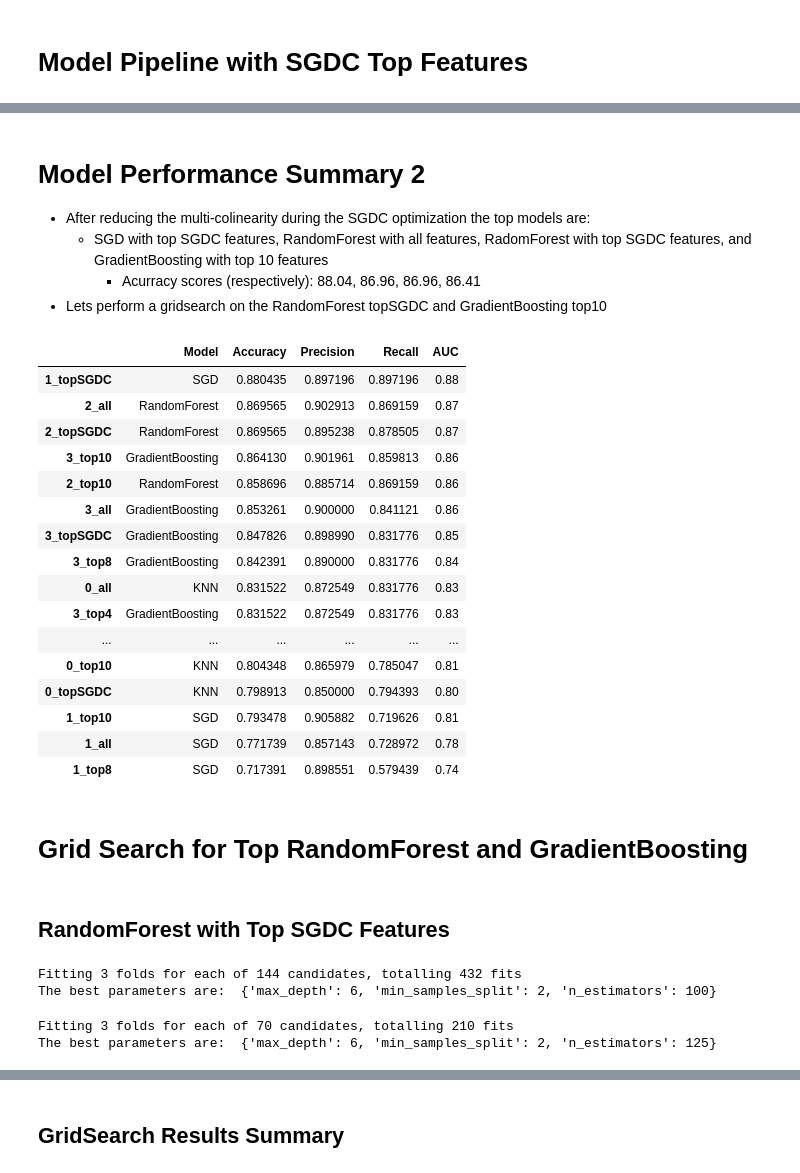
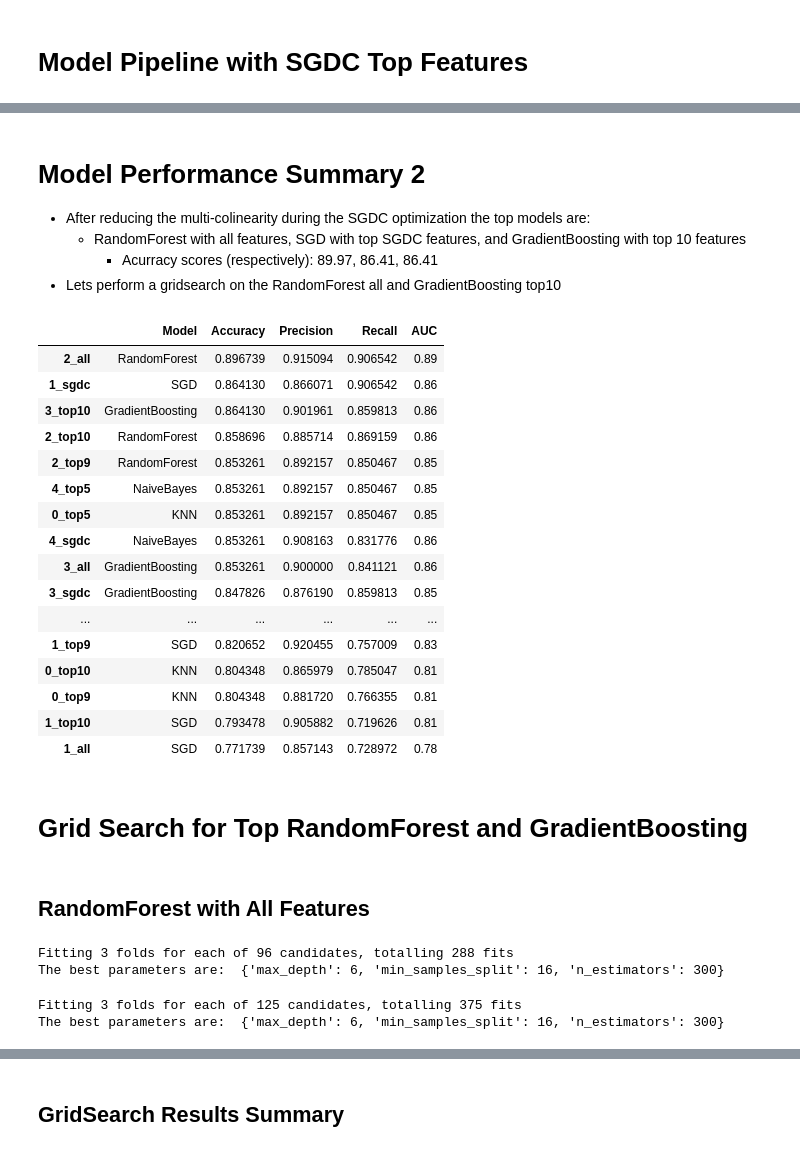
Before and after one commit to cnations1820/Notebooks, a Jupyter notebook: ML_Classification_PredictingHeartDisease.ipynb, the cells around one changed output, grey strips where cells are left out. Drawn from its saved outputs; the diff is of its cells as text; code cells hidden in the pictures.

```diff
--- a/ML_Classification_PredictingHeartDisease.ipynb
+++ b/ML_Classification_PredictingHeartDisease.ipynb
@@ -784,0 +846,3 @@ results_top10.sort_values(by='Accuracy', ascending=False)
+# %%
+results_top10 = model_pipeline_classification_top(model_pipeline, model_list).rename('{}_top10'.format)
+results_top10.sort_values(by='Accuracy', ascending=False)
@@ -864,0 +894,3 @@ results_top4.sort_values(by='Accuracy', ascending=False)
+# %%
+results_top5 = model_pipeline_classification_top(model_pipeline, model_list).rename('{}_top5'.format)
+results_top5.sort_values(by='Accuracy', ascending=False)
@@ -949,0 +946,3 @@ results_top8.sort_values(by='Accuracy', ascending=False)
+# %%
+results_top9 = model_pipeline_classification_top(model_pipeline, model_list).rename('{}_top9'.format)
+results_top9.sort_values(by='Accuracy', ascending=False)
@@ -1097,18 +1112,3 @@ calculate_vif(heart_ohe,top_features_sgdc).sort_values(by='VIF', ascending=False
 # %%
-model_list = ['KNN', 'SGD','RandomForest', 'GradientBoosting', 'NaiveBayes']
-acc_list = []
-auc_list = []
-cm_list = []
-prec_list = []
-recall_list = []
-
-for model in model_pipeline:
-
-    model.fit(X_train[top_features_sgdc], y_train)
-    y_pred = model.predict(X_val[top_features_sgdc])
-    acc_list.append(accuracy_score(y_val, y_pred))
-    prec_list.append(precision_score(y_val, y_pred))
-    recall_list.append(recall_score(y_val, y_pred))
-    fpr, tpr, _thresholds = roc_curve(y_val, y_pred)
-    auc_list.append(round(auc(fpr, tpr),2))
-    cm_list.append(confusion_matrix(y_val, y_pred))
+results_sgdc = model_pipeline_classification_top(model_pipeline, model_list).rename('{}_sgdc'.format)
+results_sgdc.sort_values(by='Accuracy', ascending=False)
@@ -1149,34 +1124,34 @@ results_topSGDC.sort_values(by='Accuracy', ascending=False)
 # %% [markdown]
 # Model Performance Summary 2
 - After reducing the multi-colinearity during the SGDC optimization the top models are:
-    - SGD with top SGDC features, RandomForest with all features, RadomForest with top SGDC features, and GradientBoosting with top 10 features
-        - Acurracy scores (respectively): 88.04, 86.96, 86.96, 86.41
-- Lets perform a gridsearch on the RandomForest topSGDC and GradientBoosting top10
+    - RandomForest with all features, SGD with top SGDC features, and GradientBoosting with top 10 features
+        - Acurracy scores (respectively): 89.97, 86.41, 86.41
+- Lets perform a gridsearch on the RandomForest all and GradientBoosting top10
 # %%
-results_summary2 = pd.concat([results_all, results_top10, results_top8, results_top4, results_topSGDC])
+results_summary2 = pd.concat([results_all, results_top10, results_top9, results_top5, results_sgdc])
 results_summary2.sort_values(by='Accuracy', ascending=False)
 # %% [output]
 |  | Model | Accuracy | Precision | Recall | AUC |
-| 1_topSGDC | SGD | 0.880435 | 0.897196 | 0.897196 | 0.88 |
-| 2_all | RandomForest | 0.869565 | 0.902913 | 0.869159 | 0.87 |
-| 2_topSGDC | RandomForest | 0.869565 | 0.895238 | 0.878505 | 0.87 |
+| 2_all | RandomForest | 0.896739 | 0.915094 | 0.906542 | 0.89 |
+| 1_sgdc | SGD | 0.864130 | 0.866071 | 0.906542 | 0.86 |
 | 3_top10 | GradientBoosting | 0.864130 | 0.901961 | 0.859813 | 0.86 |
 | 2_top10 | RandomForest | 0.858696 | 0.885714 | 0.869159 | 0.86 |
+| 2_top9 | RandomForest | 0.853261 | 0.892157 | 0.850467 | 0.85 |
+| 4_top5 | NaiveBayes | 0.853261 | 0.892157 | 0.850467 | 0.85 |
+| 0_top5 | KNN | 0.853261 | 0.892157 | 0.850467 | 0.85 |
+| 4_sgdc | NaiveBayes | 0.853261 | 0.908163 | 0.831776 | 0.86 |
 | 3_all | GradientBoosting | 0.853261 | 0.900000 | 0.841121 | 0.86 |
-| 3_topSGDC | GradientBoosting | 0.847826 | 0.898990 | 0.831776 | 0.85 |
-| 3_top8 | GradientBoosting | 0.842391 | 0.890000 | 0.831776 | 0.84 |
-| 0_all | KNN | 0.831522 | 0.872549 | 0.831776 | 0.83 |
-| 3_top4 | GradientBoosting | 0.831522 | 0.872549 | 0.831776 | 0.83 |
+| 3_sgdc | GradientBoosting | 0.847826 | 0.876190 | 0.859813 | 0.85 |
 | ... | ... | ... | ... | ... | ... |
+| 1_top9 | SGD | 0.820652 | 0.920455 | 0.757009 | 0.83 |
 | 0_top10 | KNN | 0.804348 | 0.865979 | 0.785047 | 0.81 |
-| 0_topSGDC | KNN | 0.798913 | 0.850000 | 0.794393 | 0.80 |
+| 0_top9 | KNN | 0.804348 | 0.881720 | 0.766355 | 0.81 |
 | 1_top10 | SGD | 0.793478 | 0.905882 | 0.719626 | 0.81 |
 | 1_all | SGD | 0.771739 | 0.857143 | 0.728972 | 0.78 |
-| 1_top8 | SGD | 0.717391 | 0.898551 | 0.579439 | 0.74 |
 # %% [markdown]
 # Grid Search for Top RandomForest and GradientBoosting
 # %% [markdown]
-## RandomForest with Top SGDC Features
+## RandomForest with All Features
 # %%
 from sklearn.model_selection import GridSearchCV
 # %%
@@ -1184,35 +1159,35 @@ from sklearn.model_selection import GridSearchCV
 # Coarse-Grained RandomForestRegressor GridSearch
 # -----
 
-param_grid = {'max_depth': [None, 2, 6, 10, 16, 20],
-             'n_estimators': [10, 100, 200, 300],
-              'min_samples_split': [2, 6, 10, 12, 16 ,20]
+param_grid = {'max_depth': [None, 2, 6, 10],
+             'n_estimators': [10, 100, 200, 300, 400, 500],
+              'min_samples_split': [10, 12, 16, 20]
              }
 
 grid_search_cv_rfc = GridSearchCV(RandomForestClassifier(random_state=42),
                              param_grid, verbose=1, cv=3)
-grid_search_cv_rfc.fit(X_train[top_features_sgdc], y_train)
+grid_search_cv_rfc.fit(X_train, y_train)
 print('The best parameters are: ', grid_search_cv_rfc.best_params_)
 # %% [output]
-Fitting 3 folds for each of 144 candidates, totalling 432 fits
-The best parameters are:  {'max_depth': 6, 'min_samples_split': 2, 'n_estimators': 100}
+Fitting 3 folds for each of 96 candidates, totalling 288 fits
+The best parameters are:  {'max_depth': 6, 'min_samples_split': 16, 'n_estimators': 300}
 # %%
 # -----
 # Coarse-Grained RandomForestRegressor GridSearch
 # -----
 
 param_grid = {'max_depth': [4, 5, 6, 7, 8],
-             'n_estimators': [50, 75, 85, 100, 115, 125, 150],
-              'min_samples_split': [2, 3]
+             'n_estimators': [250, 275, 300, 325, 350],
+              'min_samples_split': [14, 15, 16, 17, 18]
              }
 
 grid_search_cv_rfc = GridSearchCV(RandomForestClassifier(random_state=42),
                              param_grid, verbose=1, cv=3)
-grid_search_cv_rfc.fit(X_train[top_features_sgdc], y_train)
+grid_search_cv_rfc.fit(X_train, y_train)
 print('The best parameters are: ', grid_search_cv_rfc.best_params_)
 # %% [output]
-Fitting 3 folds for each of 70 candidates, totalling 210 fits
-The best parameters are:  {'max_depth': 6, 'min_samples_split': 2, 'n_estimators': 125}
+Fitting 3 folds for each of 125 candidates, totalling 375 fits
+The best parameters are:  {'max_depth': 6, 'min_samples_split': 16, 'n_estimators': 300}
 # %%
 # -----
 # Medium-Grained RandomForestRegressor GridSearch
```
Also changed, not shown: parts of 111 cells of this notebook.
